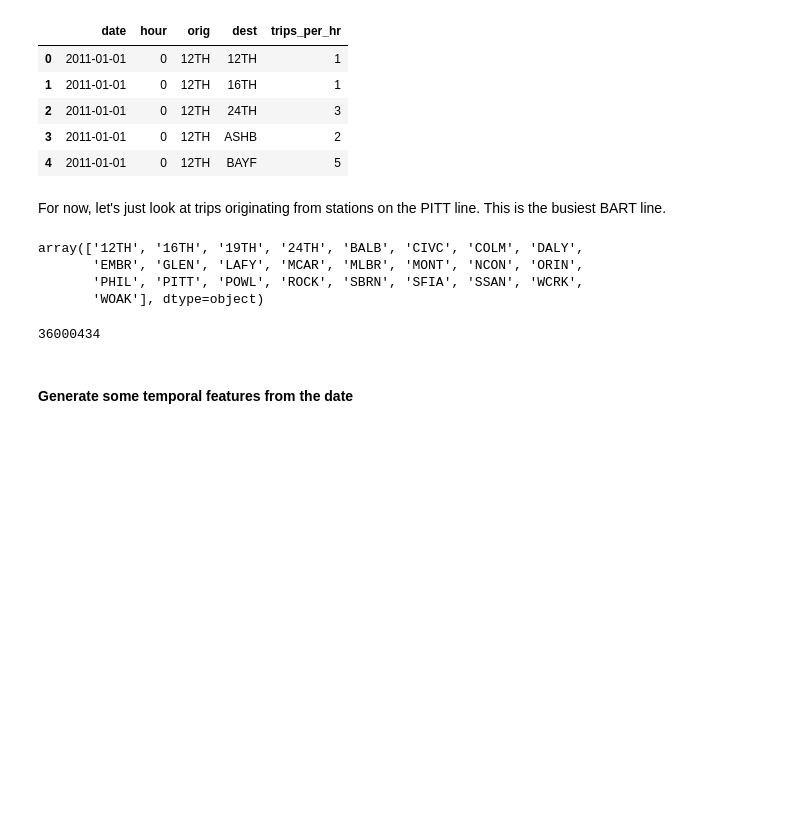
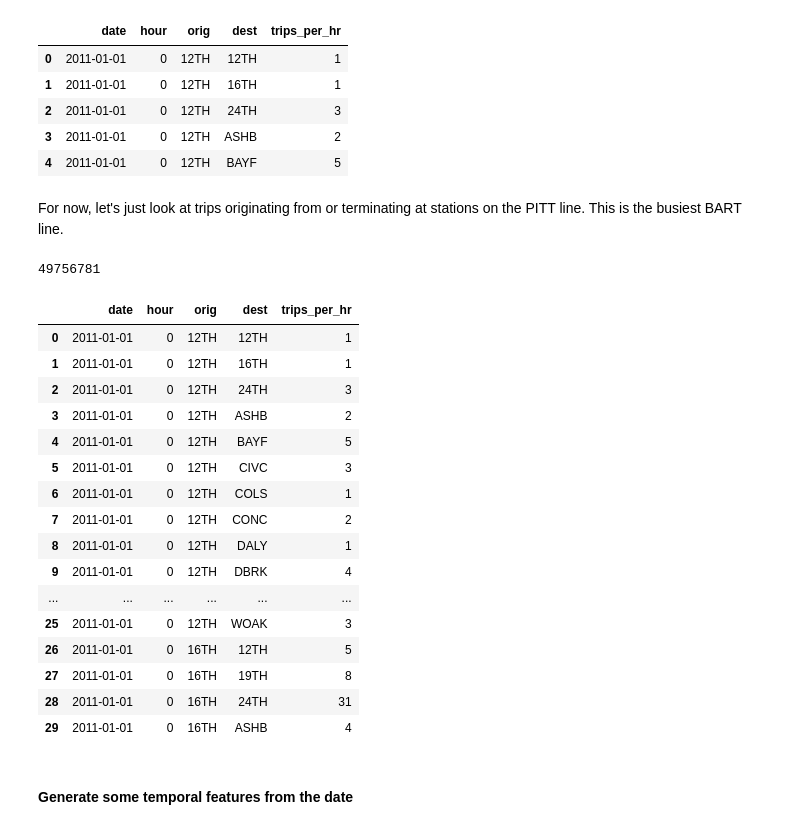
Before and after one commit to bkhurley/beat_the_crowd, a Jupyter notebook: get_data.ipynb, the cells around one changed output. Cells and saved outputs as stored; diff of their text form; code cells hidden in the pictures; blank space fills up the shorter version.

```diff
--- a/get_data.ipynb
+++ b/get_data.ipynb
@@ -90,24 +93,38 @@ bart_dest_org_df.head()
 | 3 | 2011-01-01 | 0 | 12TH | ASHB | 2 |
 | 4 | 2011-01-01 | 0 | 12TH | BAYF | 5 |
 # %% [markdown]
-For now, let's just look at trips originating from stations on the PITT line. This is the busiest BART line.
+For now, let's just look at trips originating from or terminating at stations on the PITT line. This is the busiest BART line.
 # %%
 # filter data to only include trips orginating at desired stations
 df_pitt = bart_dest_org_df.loc[
-    bart_dest_org_df['orig'].isin(pitt_line_stations.stations), :]
+    (bart_dest_org_df['orig'].isin(pitt_line_stations.stations) |
+     bart_dest_org_df['dest'].isin(pitt_line_stations.stations)), :]
-# %%
-# lets make sure we're only working with data from the desired stations
-df_pitt['orig'].unique()
-# %% [output]
-array(['12TH', '16TH', '19TH', '24TH', 'BALB', 'CIVC', 'COLM', 'DALY',
-       'EMBR', 'GLEN', 'LAFY', 'MCAR', 'MLBR', 'MONT', 'NCON', 'ORIN',
-       'PHIL', 'PITT', 'POWL', 'ROCK', 'SBRN', 'SFIA', 'SSAN', 'WCRK',
-       'WOAK'], dtype=object)
 # %%
-# how many lines of data are we working with?
-len(df_pitt['trips_per_hr'])
+# how many observations are we working with?
+n_obs = len(df_pitt['trips_per_hr'])
+print(n_obs)
 # %% [output]
-36000434
+49756781
+# %%
+df_pitt.head(30)
+# %% [output]
+|  | date | hour | orig | dest | trips_per_hr |
+| 0 | 2011-01-01 | 0 | 12TH | 12TH | 1 |
+| 1 | 2011-01-01 | 0 | 12TH | 16TH | 1 |
+| 2 | 2011-01-01 | 0 | 12TH | 24TH | 3 |
+| 3 | 2011-01-01 | 0 | 12TH | ASHB | 2 |
+| 4 | 2011-01-01 | 0 | 12TH | BAYF | 5 |
+| 5 | 2011-01-01 | 0 | 12TH | CIVC | 3 |
+| 6 | 2011-01-01 | 0 | 12TH | COLS | 1 |
+| 7 | 2011-01-01 | 0 | 12TH | CONC | 2 |
+| 8 | 2011-01-01 | 0 | 12TH | DALY | 1 |
+| 9 | 2011-01-01 | 0 | 12TH | DBRK | 4 |
+| ... | ... | ... | ... | ... | ... |
+| 25 | 2011-01-01 | 0 | 12TH | WOAK | 3 |
+| 26 | 2011-01-01 | 0 | 16TH | 12TH | 5 |
+| 27 | 2011-01-01 | 0 | 16TH | 19TH | 8 |
+| 28 | 2011-01-01 | 0 | 16TH | 24TH | 31 |
+| 29 | 2011-01-01 | 0 | 16TH | ASHB | 4 |
 # %% [markdown]
 #### Generate some temporal features from the date
 # %%
```
Also changed, not shown: parts of 4 cells of this notebook.
